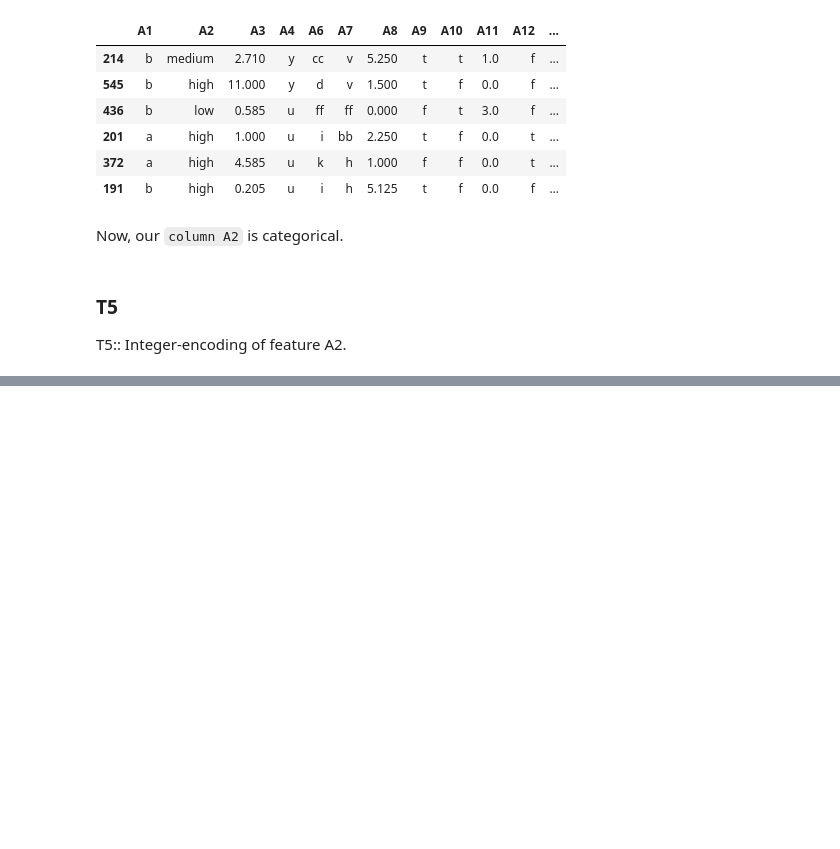
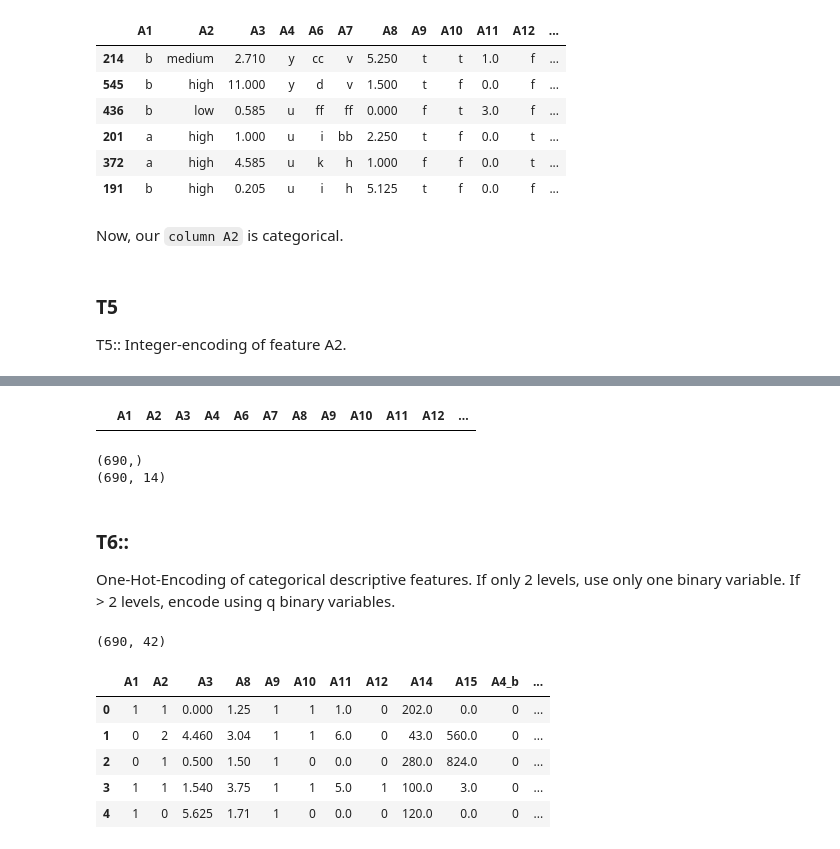
Before and after one commit to piyushthaware/Machine_Learning, a Jupyter notebook: ML_preprocessing_1.ipynb, the cells around one changed output, grey strips where cells are left out. Drawn from its saved outputs; the diff is of its cells as text; code cells hidden in the pictures; blank space fills up the shorter version.

```diff
--- a/ML_preprocessing_1.ipynb
+++ b/ML_preprocessing_1.ipynb
@@ -256,0 +280,40 @@ T5:: Integer-encoding of feature A2.
+# %%
+target = df_cat['A16']
+
+Data_ohe = df_cat.drop(columns='A16')
+
+Data_ohe.head(0)
+# %% [output]
+|  | A1 | A2 | A3 | A4 | A6 | A7 | A8 | A9 | A10 | A11 | A12 | ... |
+# %%
+print(target.shape)
+print(Data_ohe.shape)
+# %% [output]
+(690,)
+(690, 14)
+# %% [markdown]
+### T6::
+One-Hot-Encoding of categorical descriptive features. If only 2 levels, use only one binary variable. If > 2 levels, encode using q binary variables.
+# %%
+for col in cat_cols:
+    if col == 'A16':
+        continue
+    if col == 'A5':
+        continue
+    q = len(Data_ohe[col].unique())
+    if q == 2:
+        Data_ohe[col] = pd.get_dummies(Data_ohe[col], drop_first=True)
+
+Data_ohe = pd.get_dummies(Data_ohe)
+
+print(Data_ohe.shape)
+
+Data_ohe.head()
+# %% [output]
+(690, 42)
+|  | A1 | A2 | A3 | A8 | A9 | A10 | A11 | A12 | A14 | A15 | A4_b | ... |
+| 0 | 1 | 1 | 0.000 | 1.25 | 1 | 1 | 1.0 | 0 | 202.0 | 0.0 | 0 | ... |
+| 1 | 0 | 2 | 4.460 | 3.04 | 1 | 1 | 6.0 | 0 | 43.0 | 560.0 | 0 | ... |
+| 2 | 0 | 1 | 0.500 | 1.50 | 1 | 0 | 0.0 | 0 | 280.0 | 824.0 | 0 | ... |
+| 3 | 1 | 1 | 1.540 | 3.75 | 1 | 1 | 5.0 | 1 | 100.0 | 3.0 | 0 | ... |
+| 4 | 1 | 0 | 5.625 | 1.71 | 1 | 0 | 0.0 | 0 | 120.0 | 0.0 | 0 | ... |
```
Also changed, not shown: parts of 15 cells of this notebook.
